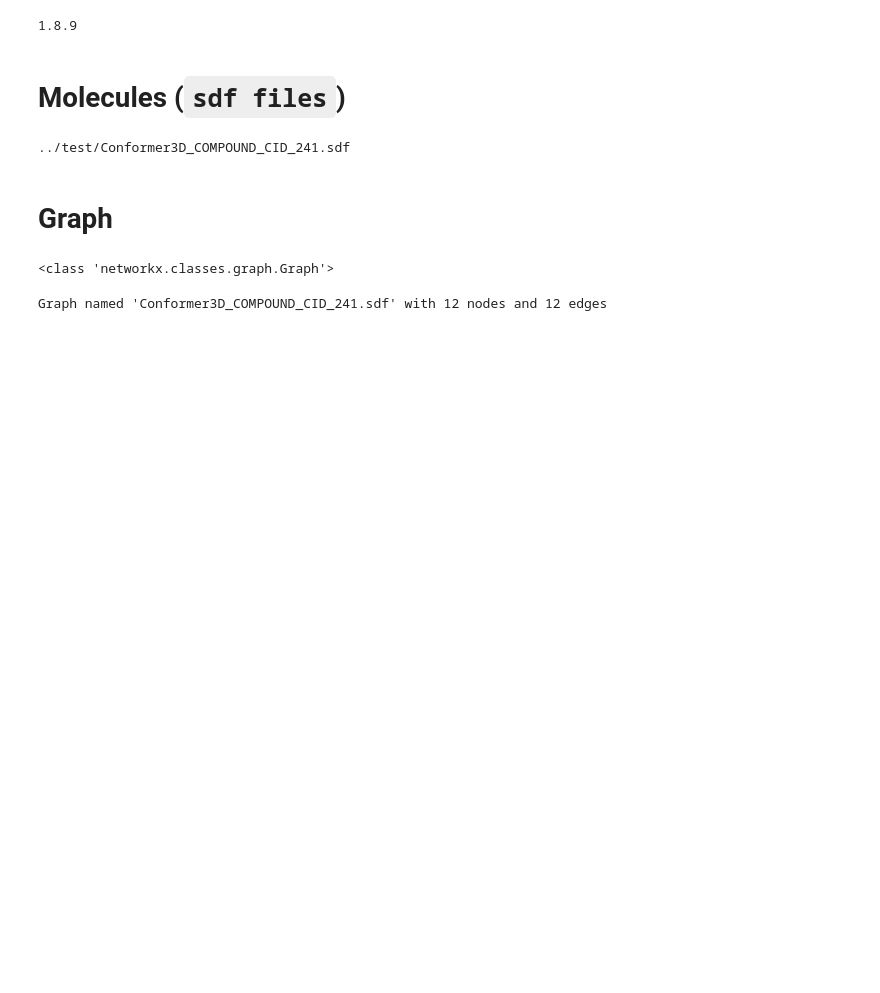
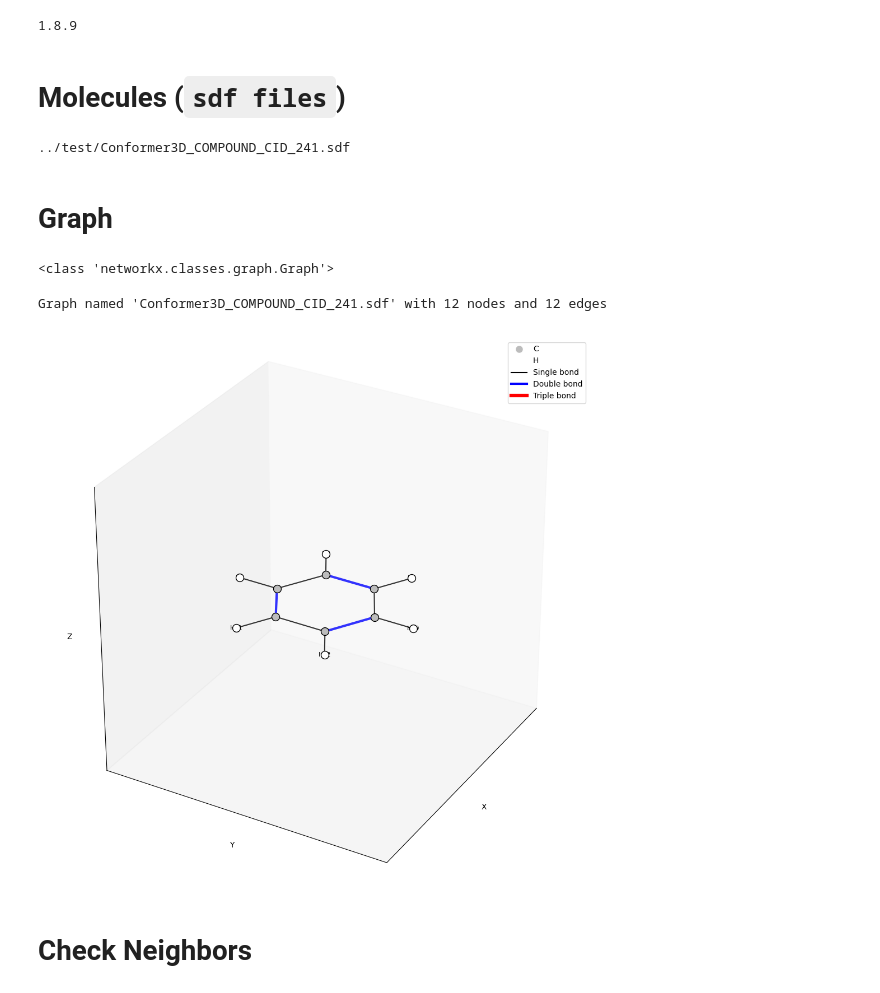
Before and after one commit to sinagilassi/PyMolinfo, a Jupyter notebook: notebook/check.ipynb, the cells around one changed output. Saved outputs shown, nothing was run; the diff lists cells and outputs as text; code cells hidden in the pictures; blank space fills up the shorter version.

```diff
--- a/notebook/check.ipynb
+++ b/notebook/check.ipynb
@@ -67,4 +67,8 @@ Graph named 'Conformer3D_COMPOUND_CID_241.sdf' with 12 nodes and 12 edges
 # %%
 # display graph
 
-mi.view_graph(graph1,plot_mode='plotly')
+mi.view_graph(graph1,plot_mode='matplotlib')
+# %% [output]
+[figure, added]
+# %% [markdown]
+# Check Neighbors
```
Also changed, not shown: parts of 2 cells of this notebook.
